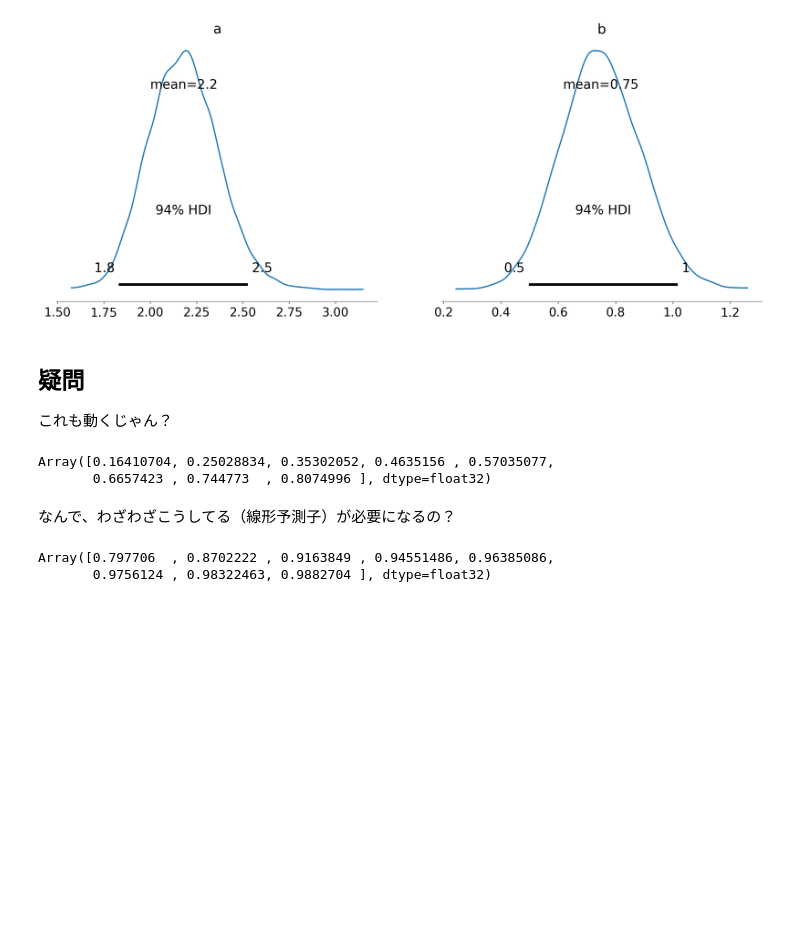
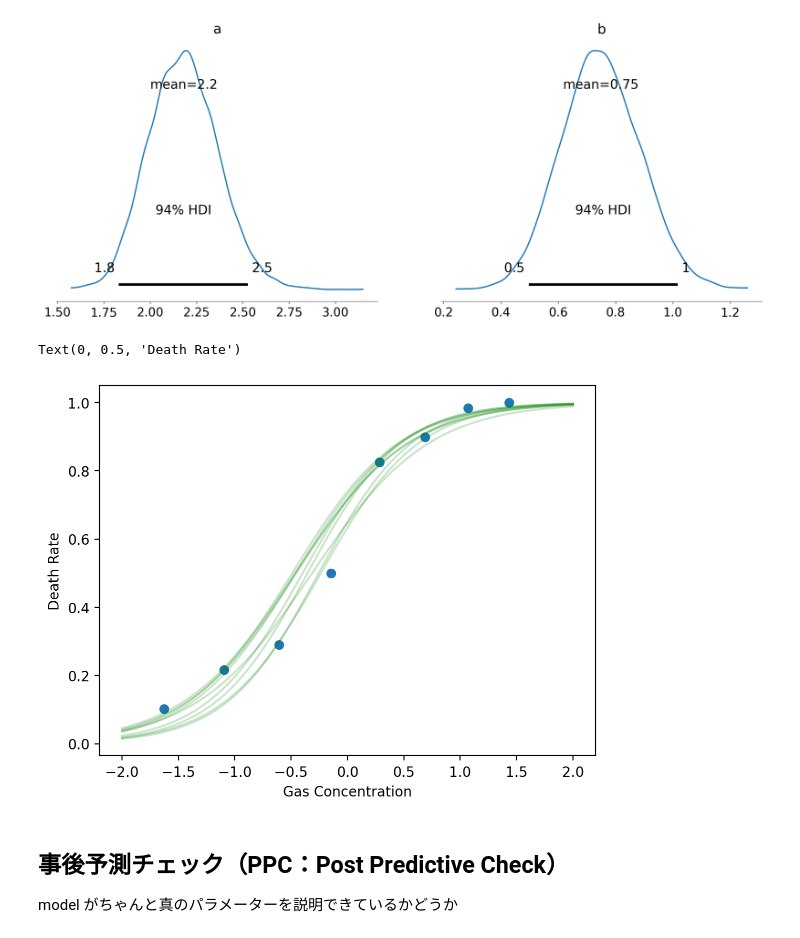
Before and after one commit to kazutax/AB_test, a Jupyter notebook: notebook/007_02_ロジスティック回帰.ipynb, the cells around one changed output. Drawn from its saved outputs; the diff is of its cells as text; code cells hidden in the pictures; blank space fills up the shorter version.

```diff
--- a/notebook/007_02_ロジスティック回帰.ipynb
+++ b/notebook/007_02_ロジスティック回帰.ipynb
@@ -87,20 +93,30 @@ az.plot_posterior(idata)
 array([<Axes: title={'center': 'a'}>, <Axes: title={'center': 'b'}>],
       dtype=object)
 [figure]
-# %% [markdown]
-## 疑問
-これも動くじゃん？
-# %%
-jax.nn.sigmoid(gas_scaled)
-# %% [output]
-Array([0.16410704, 0.25028834, 0.35302052, 0.4635156 , 0.57035077,
-       0.6657423 , 0.744773  , 0.8074996 ], dtype=float32)
-# %% [markdown]
-なんで、わざわざこうしてる（線形予測子）が必要になるの？
-# %%
-a = 1
-b = 3
-jax.nn.sigmoid(a * gas_scaled + b)
-# %% [output]
-Array([0.797706  , 0.8702222 , 0.9163849 , 0.94551486, 0.96385086,
-       0.9756124 , 0.98322463, 0.9882704 ], dtype=float32)
+# %%
+def plot_curves(trace):
+
+    samples_to_plot = 10
+    x_scaled_new = np.linspace(-2, 2, 100)
+
+    for k in range(1, samples_to_plot):
+        a_sample = trace['a'][-k]  # 最新の10本を取ってきたいからマイナス
+        b_sample = trace['b'][-k]
+
+        mu = a_sample * x_scaled_new + b_sample
+
+        p = 1 / (1 + np.exp(-mu))
+
+        plt.plot(x_scaled_new, p, c = 'g', alpha = 0.2)
+# %%
+plt.scatter(gas_scaled, deaths / beetles)
+plot_curves(mcmc_samples)
+
+plt.xlabel("Gas Concentration")
+plt.ylabel("Death Rate")
+# %% [output]
+Text(0, 0.5, 'Death Rate')
+[figure, added]
+# %% [markdown]
+## 事後予測チェック（PPC：Post Predictive Check）
+model がちゃんと真のパラメーターを説明できているかどうか
```
Also changed, not shown: parts of 7 cells of this notebook, 1 other file.
